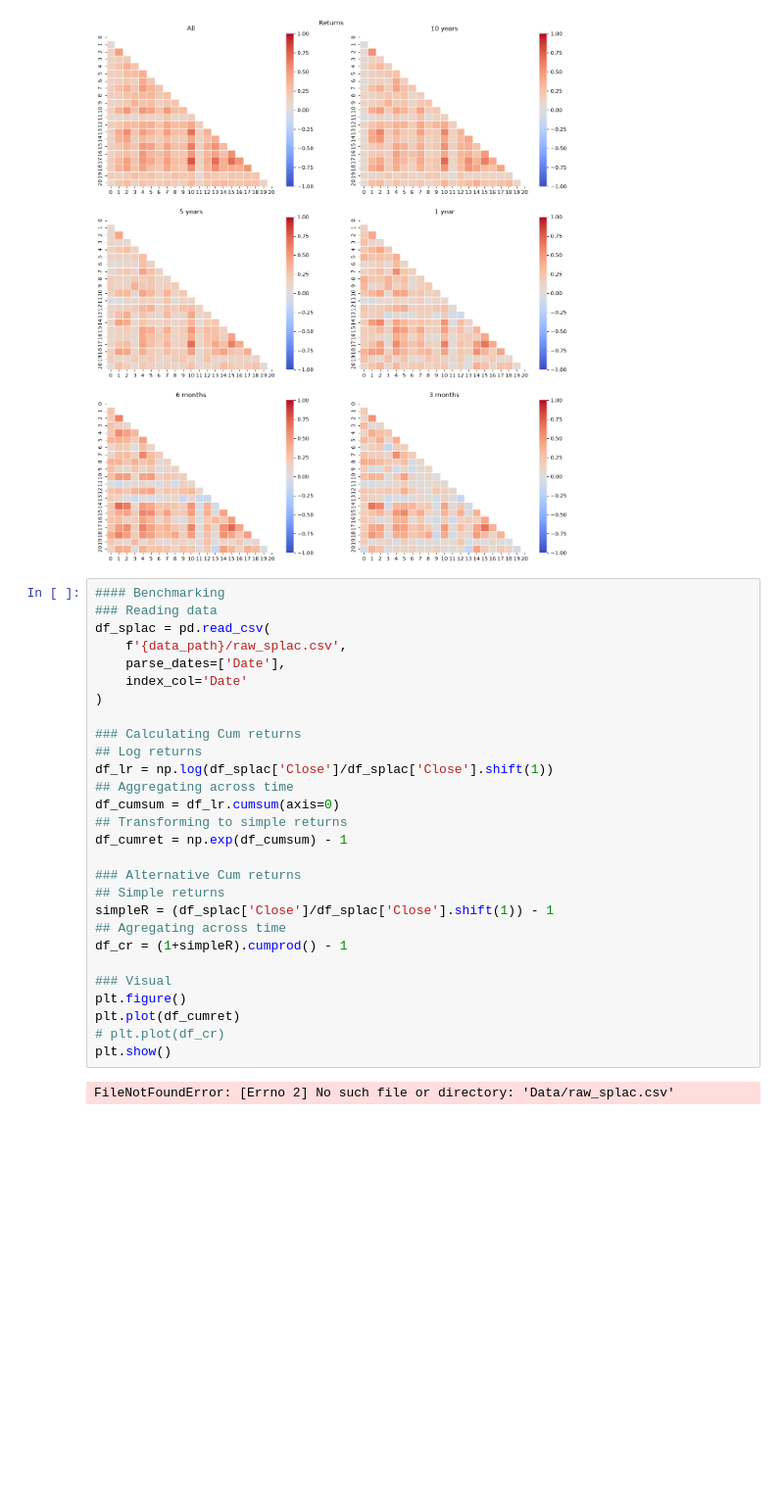
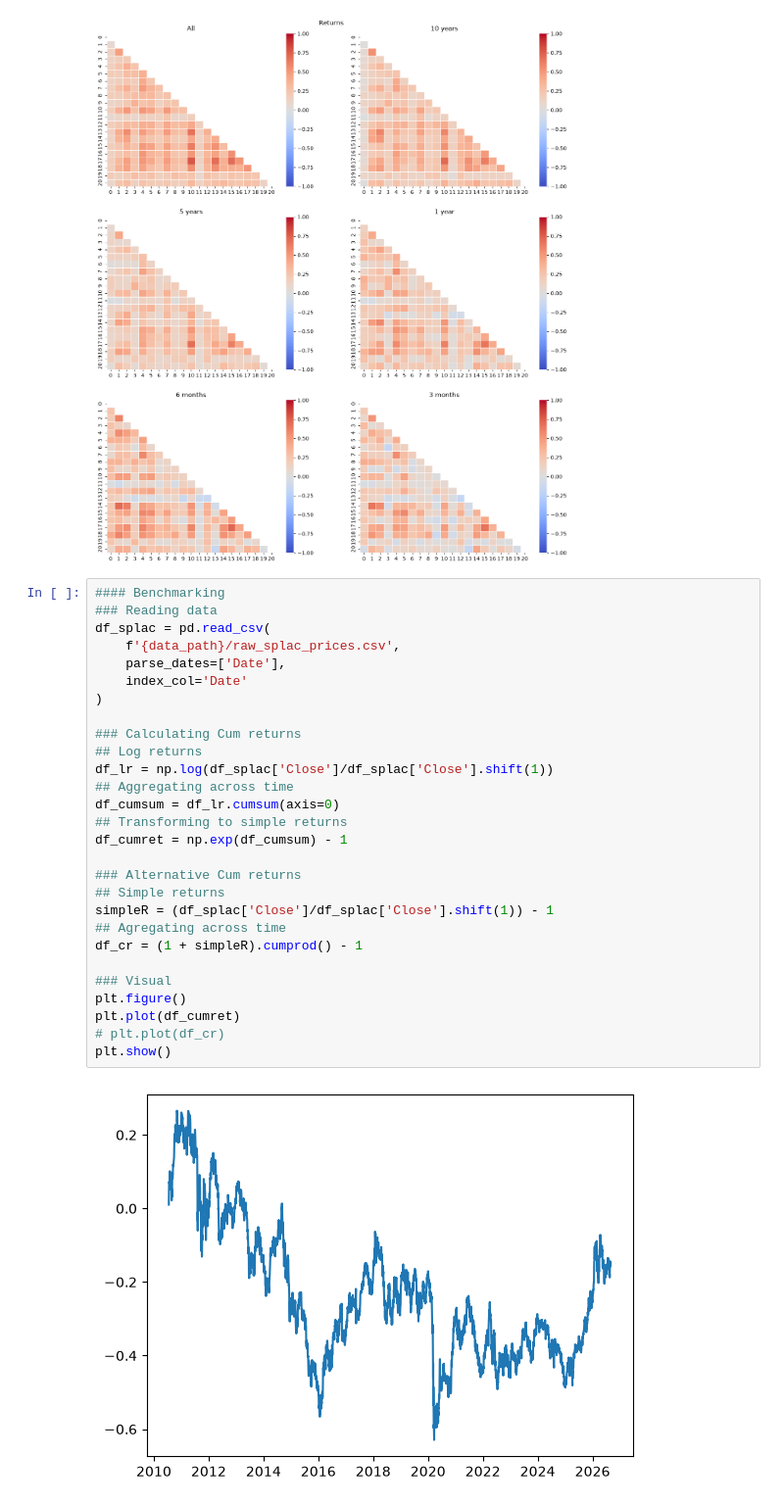
Before and after one commit to jp21bp/DS_Proyectos, a Jupyter notebook: 2_OptimizacionPortafolio/eda.ipynb, the cells around one changed output. Shown at 98% size. Drawn from its saved outputs; the diff is of its cells as text; blank space fills up the shorter version.

```diff
--- a/2_OptimizacionPortafolio/eda.ipynb
+++ b/2_OptimizacionPortafolio/eda.ipynb
@@ -422,30 +422,30 @@ plt.show()
 # %%
 #### Benchmarking
 ### Reading data
 df_splac = pd.read_csv(
-    f'{data_path}/raw_splac.csv',
+    f'{data_path}/raw_splac_prices.csv',
     parse_dates=['Date'],
     index_col='Date'
 )
 
 ### Calculating Cum returns
 ## Log returns
 df_lr = np.log(df_splac['Close']/df_splac['Close'].shift(1))
 ## Aggregating across time
 df_cumsum = df_lr.cumsum(axis=0)
 ## Transforming to simple returns
 df_cumret = np.exp(df_cumsum) - 1
 
 ### Alternative Cum returns
 ## Simple returns
 simpleR = (df_splac['Close']/df_splac['Close'].shift(1)) - 1
 ## Agregating across time
-df_cr = (1+simpleR).cumprod() - 1
+df_cr = (1 + simpleR).cumprod() - 1
 
 ### Visual
 plt.figure()
 plt.plot(df_cumret)
 # plt.plot(df_cr)
 plt.show()
 # %% [output]
-FileNotFoundError: [Errno 2] No such file or directory: 'Data/raw_splac.csv'
+[figure, added]
```
Also changed, not shown: parts of 1 cell of this notebook, 5 other files.
